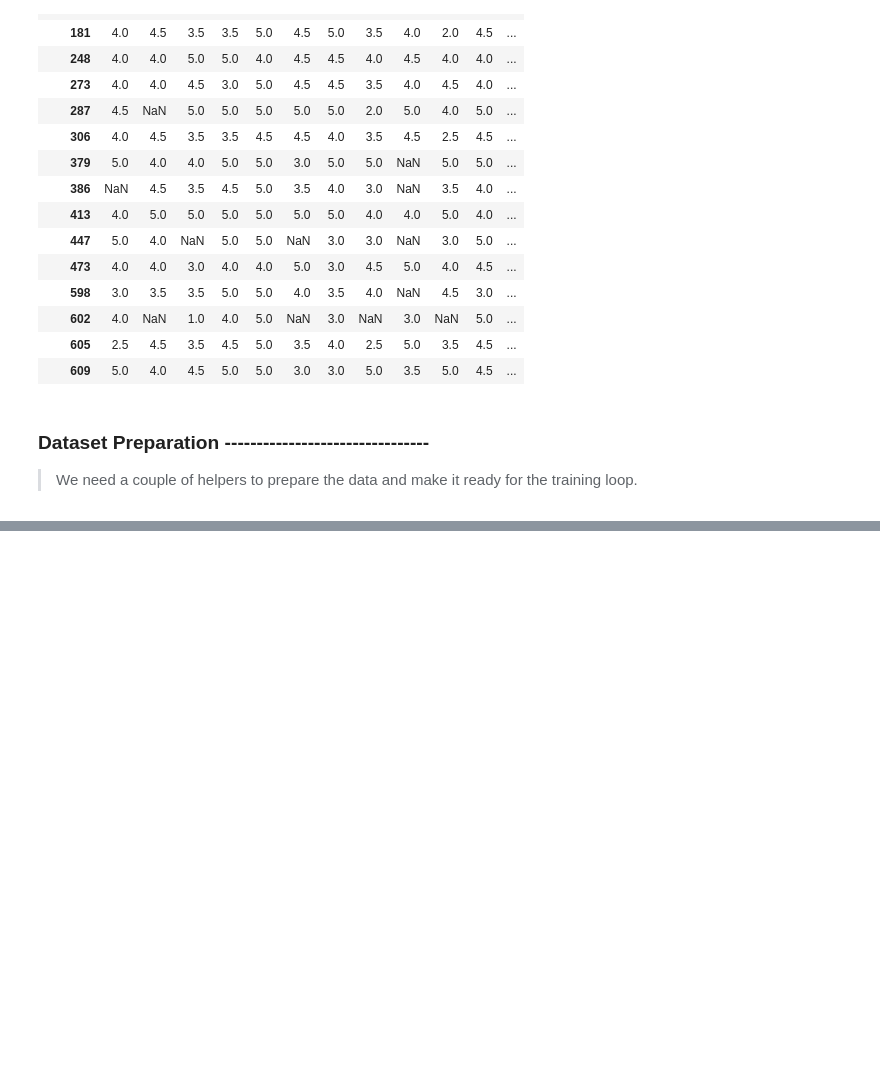
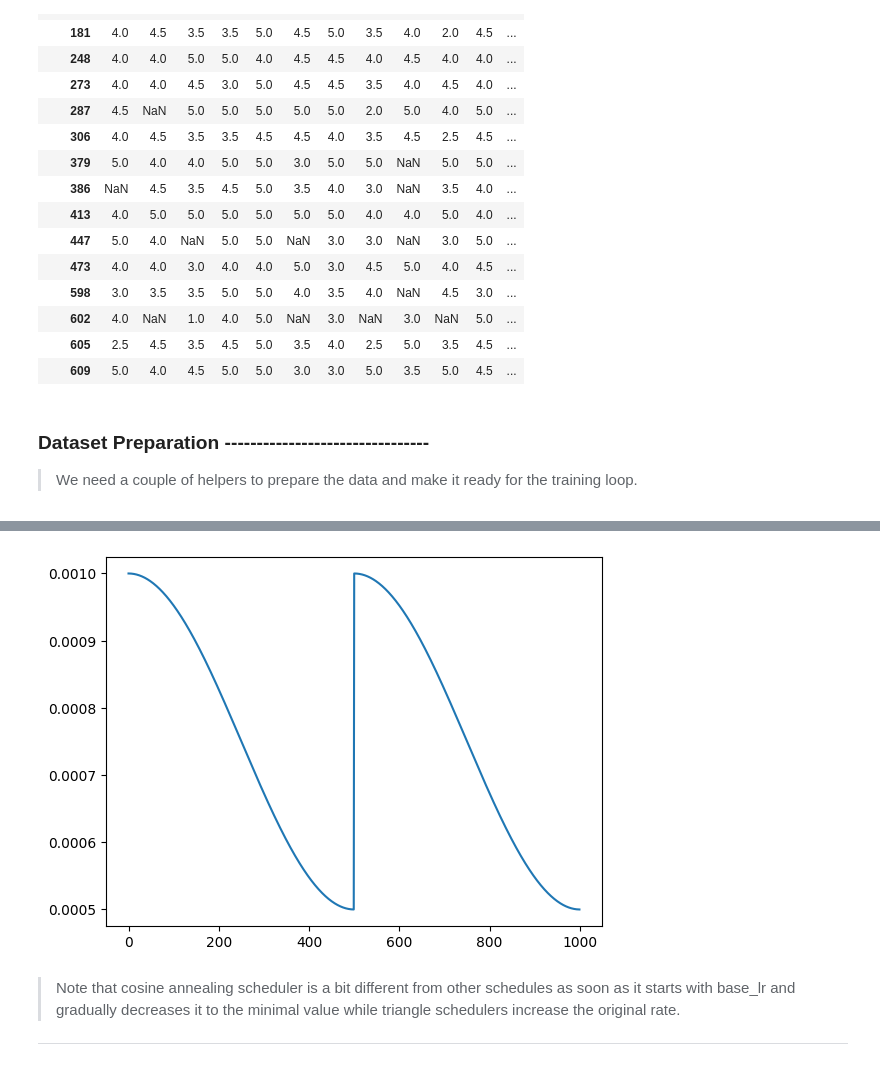
Before and after one commit to Paul-Ndirangu/Movie-Recomendation-System-FastAPI, a Jupyter notebook: backend/collaborative_filtering_with_Pytorch.ipynb, the cells around one changed output, grey strips where cells are left out. Drawn from its saved outputs; the diff is of its cells as text; code cells hidden in the pictures; blank space fills up the shorter version.

```diff
--- a/backend/collaborative_filtering_with_Pytorch.ipynb
+++ b/backend/collaborative_filtering_with_Pytorch.ipynb
@@ -141,0 +139,19 @@ class MovieDataset:
+# %%
+def create_dataset(df, top=None):
+    if top is not None:
+        df.groupby('userId')['rating'].count()
+
+    unique_users = df.userId.unique()
+    user_to_index = {old: new for new, old in enumerate(unique_users)}
+    new_users = df.userId.map(user_to_index)
+
+    unique_movies = df.movieId.unique()
+    movie_to_index = {old: new for new, old in enumerate(unique_movies)}
+    new_movies = df.movieId.map(movie_to_index)
+
+    n_users = unique_users.shape[0]
+    n_movies = unique_movies.shape[0]
+
+    X = pd.DataFrame({'user_id': new_users, 'movie_id': new_movies})
+    y = df['rating'].astype(np.float32)
+    return (n_users, n_movies), (X, y), (user_to_index, movie_to_index)
@@ -141,0 +397,8 @@ class MovieDataset:
+# %%
+def cosine(t_max, eta_min=0):
+
+    def scheduler(epoch, base_lr):
+        t = epoch % t_max
+        return eta_min + (base_lr - eta_min)*(1 + math.cos(math.pi*t/t_max))/2
+
+    return scheduler
@@ -141,0 +424,9 @@ class MovieDataset:
+# %%
+plot_lr(cosine(t_max=500, eta_min=0.0005))
+# %% [output]
+[figure, added]
+# %% [markdown]
+> Note that cosine annealing scheduler is a bit different from other schedules as soon as it starts with base_lr and gradually decreases it to the minimal value while triangle schedulers increase the original rate.
+
+
+-------------------------------------------------------------------
```
Also changed, not shown: parts of 39 cells of this notebook, 1 other file.
